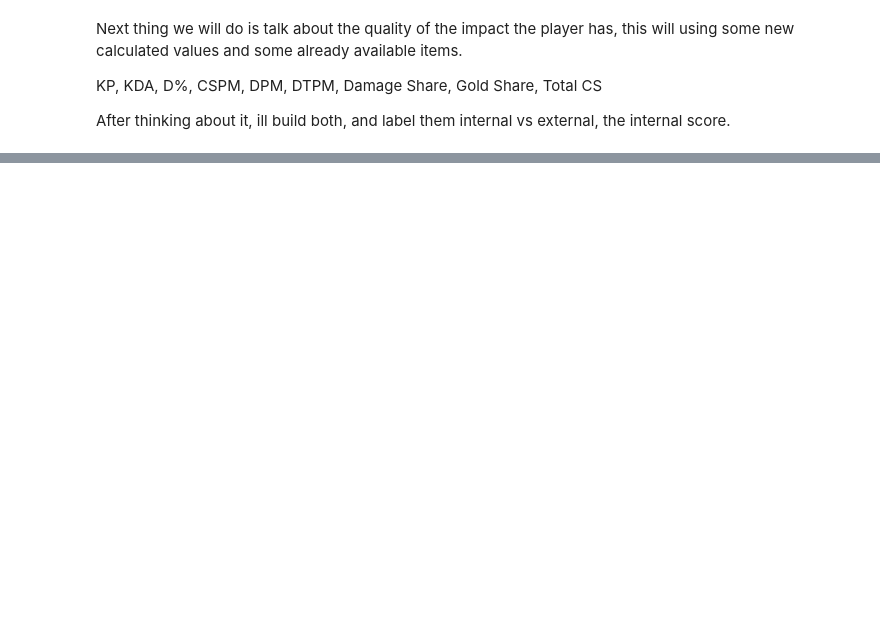
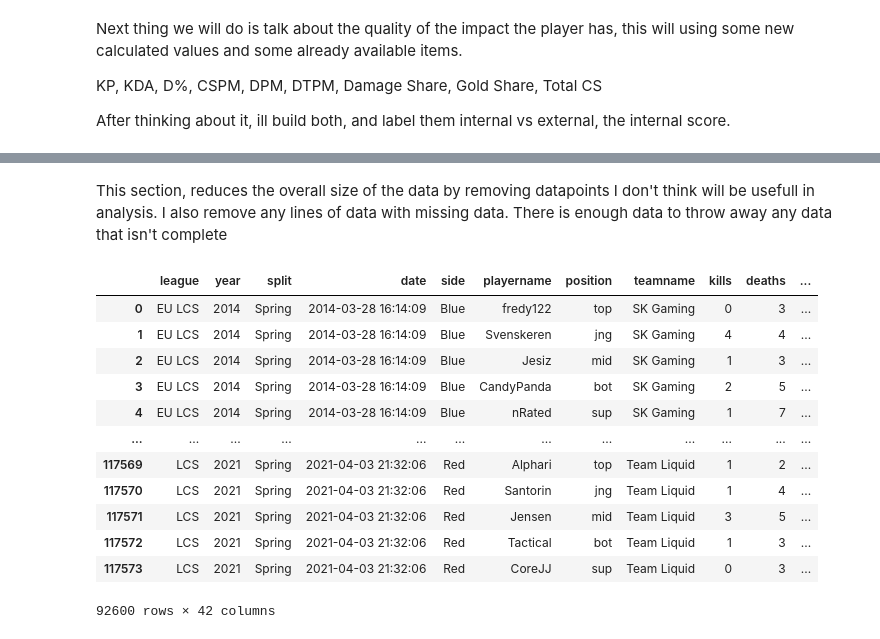
Before and after one commit to Pooksterlive/CapstoneWorkspace, a Jupyter notebook: Player Impact Scores.ipynb, the cells around one changed output, grey strips where cells are left out. Cells and saved outputs as stored; diff of their text form; code cells hidden in the pictures; blank space fills up the shorter version.

```diff
--- a/Player Impact Scores.ipynb
+++ b/Player Impact Scores.ipynb
@@ -105,0 +123,25 @@ playerdf.to_csv("ImpactScoreData.csv", index = False)
+# %% [markdown]
+This section, reduces the overall size of the data by removing datapoints I don't think will be usefull in analysis. I also remove any lines of data with missing data. There is enough data to throw away any data that isn't complete
+# %%
+variables = ['league','year','split','date','side',"playername",'position','teamname',"kills","deaths",'assists','doublekills','firstbloodkill'
+             ,'firstbloodassist','firstbloodvictim','dpm','wpm','goldspent','total cs','minionkills','monsterkills',
+             'monsterkillsenemyjungle','goldat15','xpat15','csat15','golddiffat15','xpdiffat15',
+             'csdiffat15','killsat15','deathsat15','assistsat15','result','impactscore','KDA','KP','D%',"earnedgoldshare",
+            'damageshare','cspm','damagetakenperminute','earnedgold','earned gpm']
+
+playersdf = playerdf[variables][playerdf["datacompleteness"]== "complete"].dropna(how = "any")
+playersdf
+# %% [output]
+|  | league | year | split | date | side | playername | position | teamname | kills | deaths | ... |
+| 0 | EU LCS | 2014 | Spring | 2014-03-28 16:14:09 | Blue | fredy122 | top | SK Gaming | 0 | 3 | ... |
+| 1 | EU LCS | 2014 | Spring | 2014-03-28 16:14:09 | Blue | Svenskeren | jng | SK Gaming | 4 | 4 | ... |
+| 2 | EU LCS | 2014 | Spring | 2014-03-28 16:14:09 | Blue | Jesiz | mid | SK Gaming | 1 | 3 | ... |
+| 3 | EU LCS | 2014 | Spring | 2014-03-28 16:14:09 | Blue | CandyPanda | bot | SK Gaming | 2 | 5 | ... |
+| 4 | EU LCS | 2014 | Spring | 2014-03-28 16:14:09 | Blue | nRated | sup | SK Gaming | 1 | 7 | ... |
+| ... | ... | ... | ... | ... | ... | ... | ... | ... | ... | ... | ... |
+| 117569 | LCS | 2021 | Spring | 2021-04-03 21:32:06 | Red | Alphari | top | Team Liquid | 1 | 2 | ... |
+| 117570 | LCS | 2021 | Spring | 2021-04-03 21:32:06 | Red | Santorin | jng | Team Liquid | 1 | 4 | ... |
+| 117571 | LCS | 2021 | Spring | 2021-04-03 21:32:06 | Red | Jensen | mid | Team Liquid | 3 | 5 | ... |
+| 117572 | LCS | 2021 | Spring | 2021-04-03 21:32:06 | Red | Tactical | bot | Team Liquid | 1 | 3 | ... |
+| 117573 | LCS | 2021 | Spring | 2021-04-03 21:32:06 | Red | CoreJJ | sup | Team Liquid | 0 | 3 | ... |
+92600 rows × 42 columns
```
Also changed, not shown: parts of 7 cells of this notebook, 6 other files.
